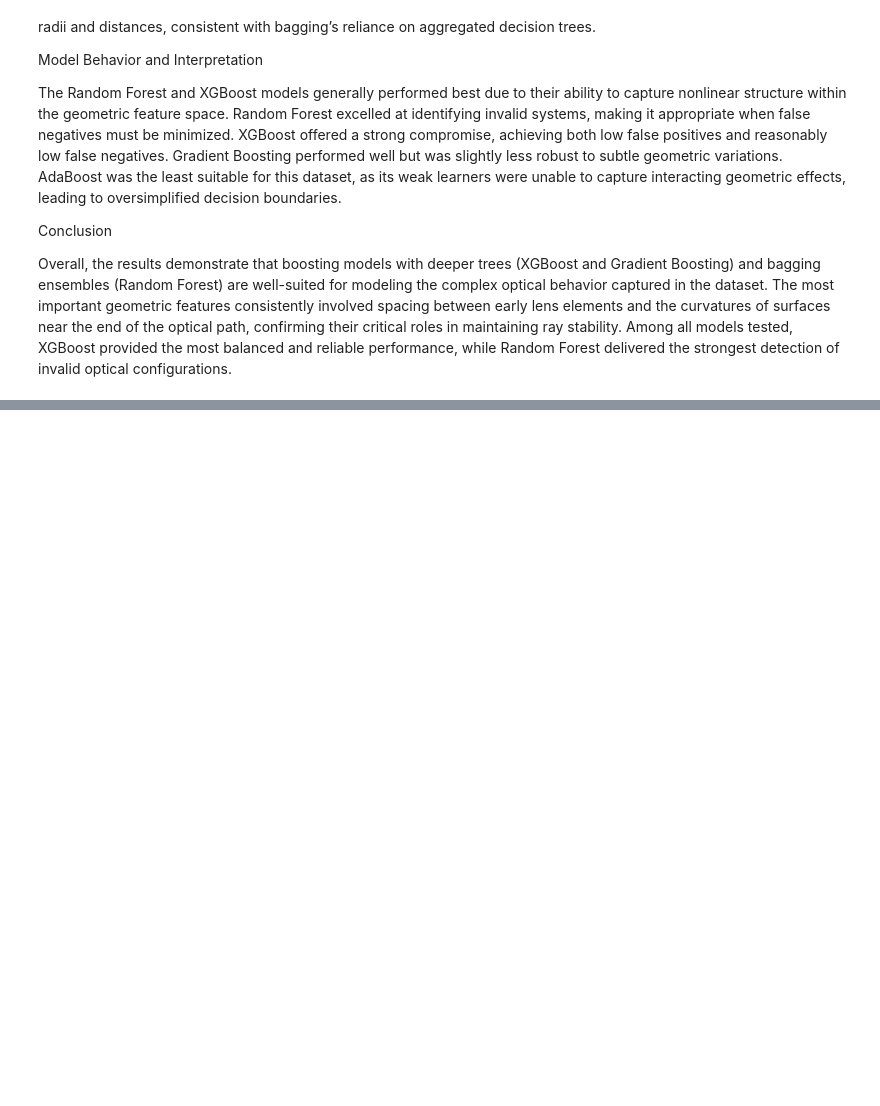
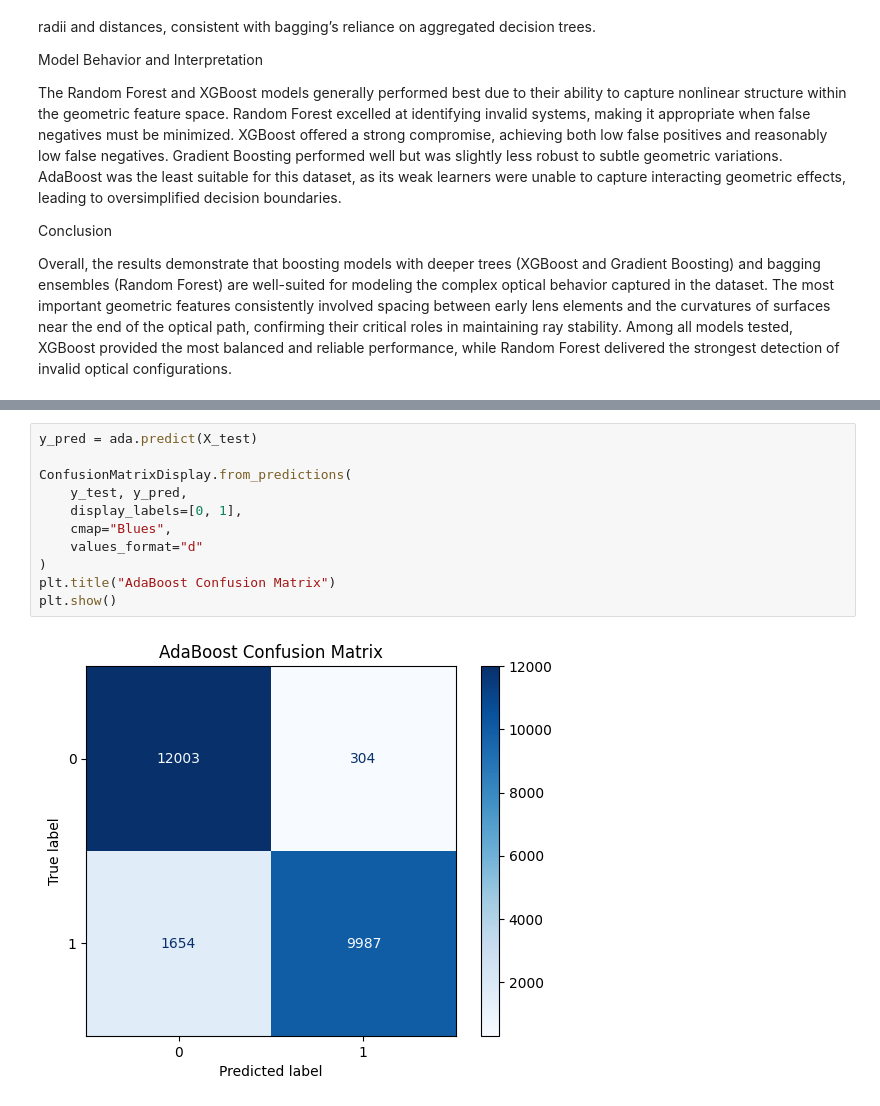
Before and after one commit to ciaranwkavanagh/IML-Assignment, a Jupyter notebook: Project-Preprocessing and Visualising Data.ipynb, the cells around one changed output, grey strips where cells are left out. Saved outputs shown, nothing was run; the diff lists cells and outputs as text; blank space fills up the shorter version.

```diff
--- a/Project-Preprocessing and Visualising Data.ipynb
+++ b/Project-Preprocessing and Visualising Data.ipynb
@@ -728,0 +743,13 @@ Overall, the results demonstrate that boosting models with deeper trees (XGBoost
+# %%
+y_pred = ada.predict(X_test)
+
+ConfusionMatrixDisplay.from_predictions(
+    y_test, y_pred,
+    display_labels=[0, 1],
+    cmap="Blues",
+    values_format="d"
+)
+plt.title("AdaBoost Confusion Matrix")
+plt.show()
+# %% [output]
+[figure, added]
```
Also changed, not shown: parts of 5 cells of this notebook.
